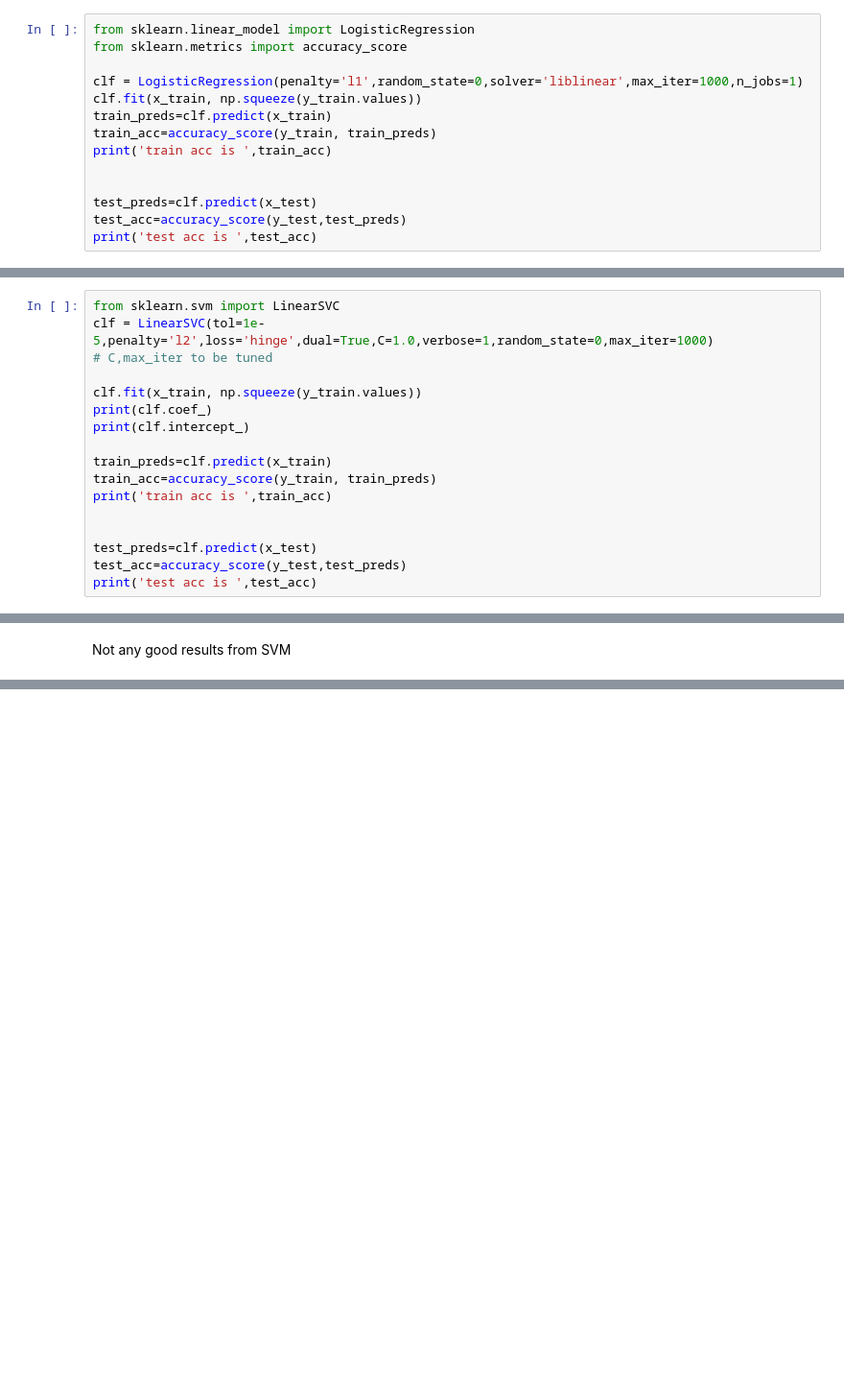
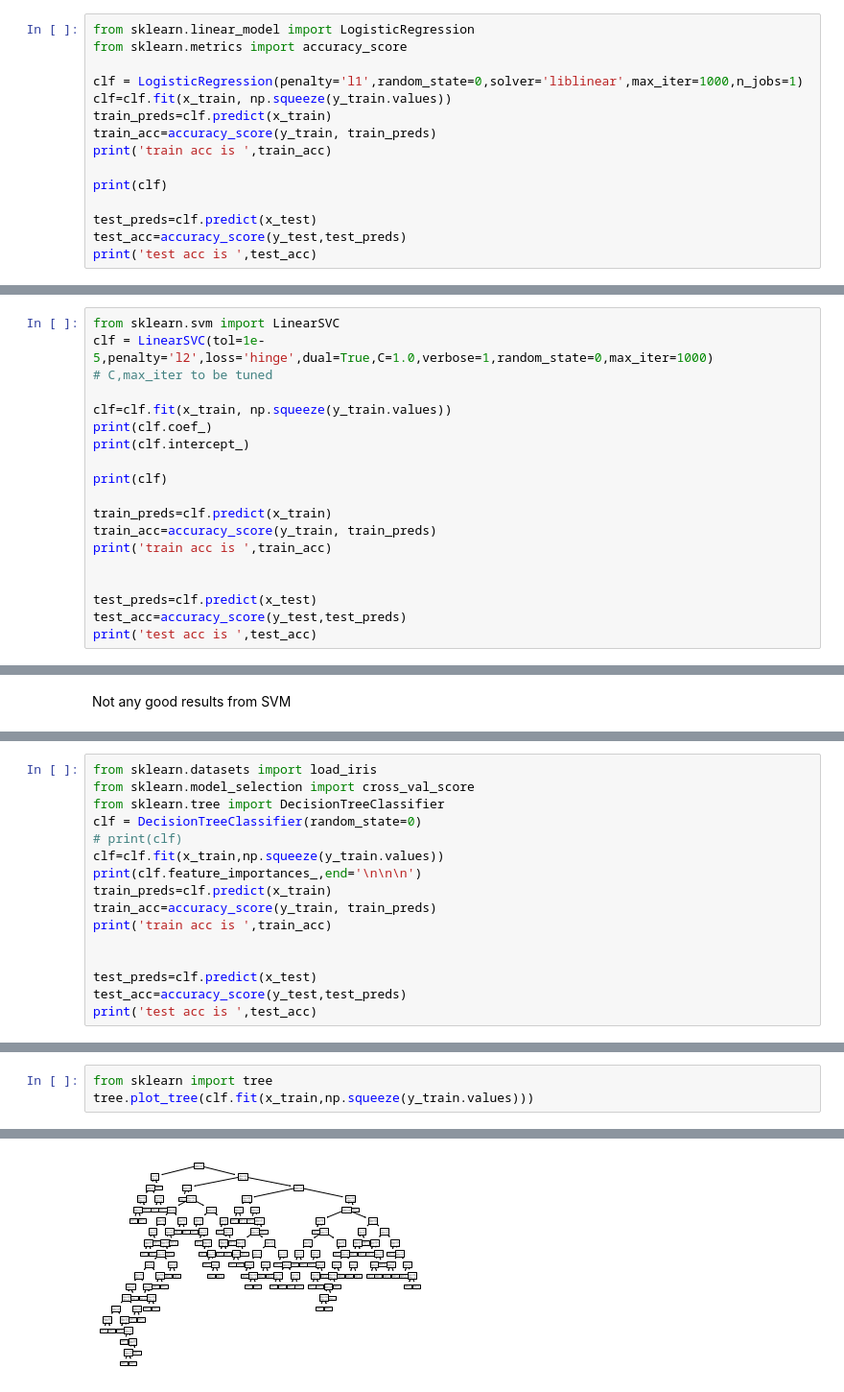
Before and after one commit to Dalakoti07/practisingAI, a Jupyter notebook: Loan Predictions/LoanPredictions End To End.ipynb, the cells around one changed output, grey strips where cells are left out. Shown: that part at 96% size. Cells and saved outputs as stored; diff of their text form; blank space fills up the shorter version.

Commit message:
decision trees and ....

```diff
--- a/Loan Predictions/LoanPredictions End To End.ipynb
+++ b/Loan Predictions/LoanPredictions End To End.ipynb
@@ -170,11 +170,12 @@ from sklearn.linear_model import LogisticRegression
 from sklearn.metrics import accuracy_score
 
 clf = LogisticRegression(penalty='l1',random_state=0,solver='liblinear',max_iter=1000,n_jobs=1)
-clf.fit(x_train, np.squeeze(y_train.values))
+clf=clf.fit(x_train, np.squeeze(y_train.values))
 train_preds=clf.predict(x_train)
 train_acc=accuracy_score(y_train, train_preds)
 print('train acc is ',train_acc)
 
+print(clf)
 
 test_preds=clf.predict(x_test)
 test_acc=accuracy_score(y_test,test_preds)
@@ -192,9 +197,11 @@ from sklearn.svm import LinearSVC
 clf = LinearSVC(tol=1e-5,penalty='l2',loss='hinge',dual=True,C=1.0,verbose=1,random_state=0,max_iter=1000)
 # C,max_iter to be tuned
 
-clf.fit(x_train, np.squeeze(y_train.values))
+clf=clf.fit(x_train, np.squeeze(y_train.values))
 print(clf.coef_)
 print(clf.intercept_)
+
+print(clf)
 
 train_preds=clf.predict(x_train)
 train_acc=accuracy_score(y_train, train_preds)
@@ -217,0 +228,16 @@ Not any good results from SVM
+# %%
+from sklearn.datasets import load_iris
+from sklearn.model_selection import cross_val_score
+from sklearn.tree import DecisionTreeClassifier
+clf = DecisionTreeClassifier(random_state=0)
+# print(clf)
+clf=clf.fit(x_train,np.squeeze(y_train.values))
+print(clf.feature_importances_,end='\n\n\n')
+train_preds=clf.predict(x_train)
+train_acc=accuracy_score(y_train, train_preds)
+print('train acc is ',train_acc)
+
+
+test_preds=clf.predict(x_test)
+test_acc=accuracy_score(y_test,test_preds)
+print('test acc is ',test_acc)
@@ -217,0 +262,4 @@ Not any good results from SVM
+# %%
+from sklearn import tree
+tree.plot_tree(clf.fit(x_train,np.squeeze(y_train.values)))
+# %% [output]
@@ -217,0 +283 @@ Not any good results from SVM
+[figure, added]
```
Also changed, not shown: parts of 24 cells of this notebook.
